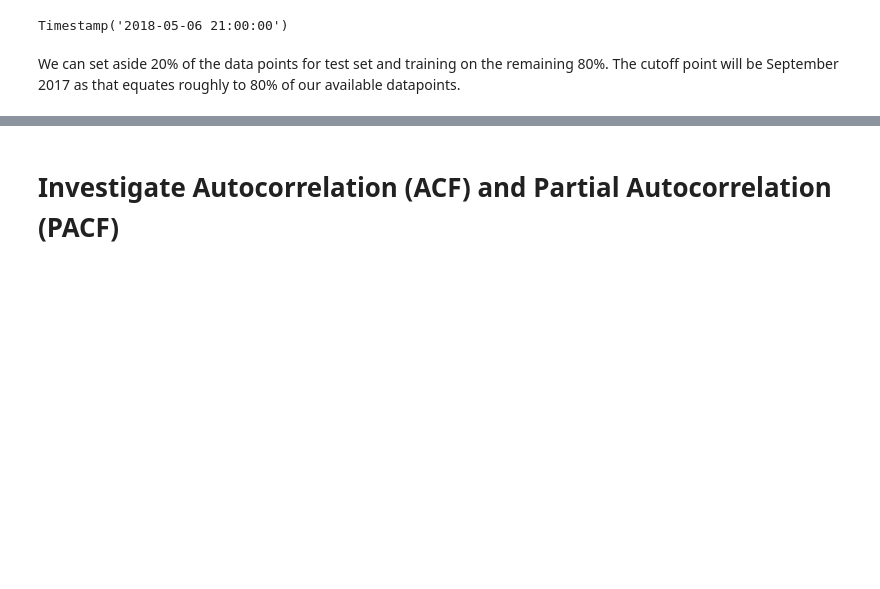
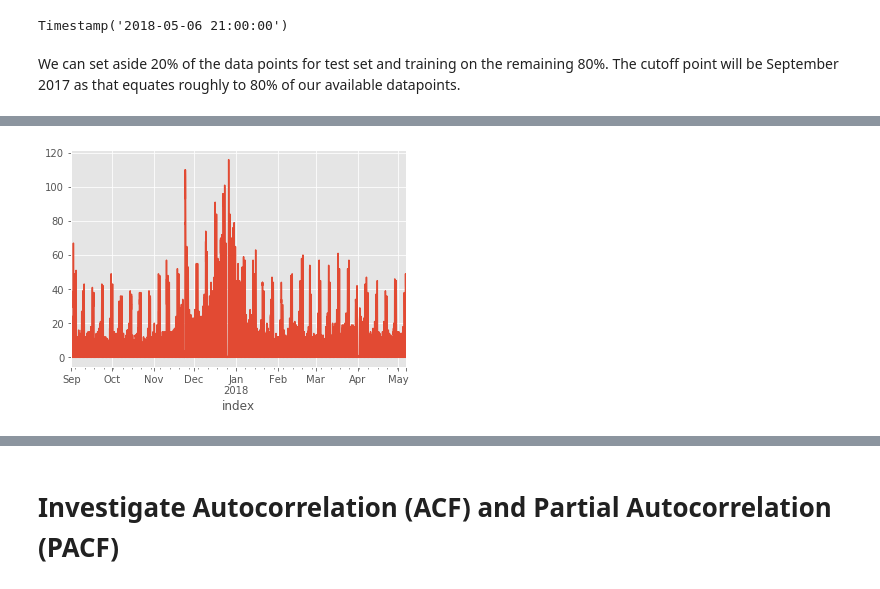
Before and after one commit to matteomm/sales-traffic-us-store, a Jupyter notebook: notebooks/modelling_traffic.ipynb, the cells around one changed output, grey strips where cells are left out. Saved outputs shown, nothing was run; the diff lists cells and outputs as text; code cells hidden in the pictures; blank space fills up the shorter version.

```diff
--- a/notebooks/modelling_traffic.ipynb
+++ b/notebooks/modelling_traffic.ipynb
@@ -123,0 +137,5 @@ Q = 2  # 2 if in ACF 24 & 48 are significant
+# %%
+data_test.plot()
+plt.show()
+# %% [output]
+[figure, added]
```
Also changed, not shown: parts of 114 cells of this notebook, 1 other file.
